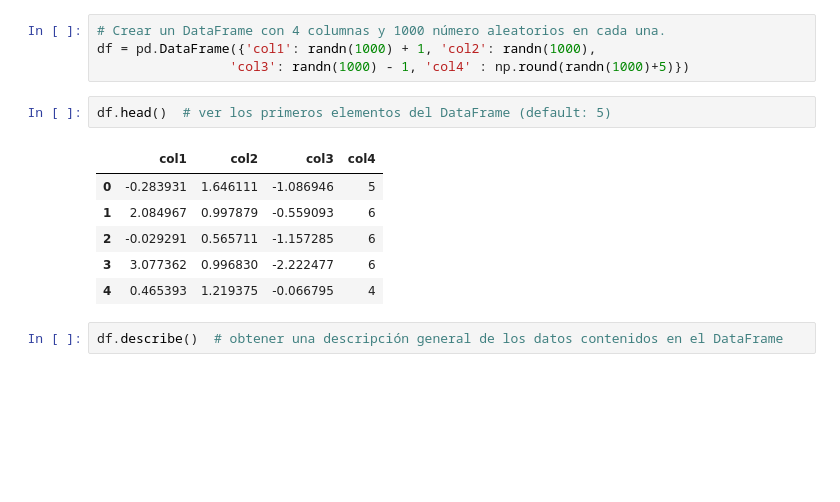
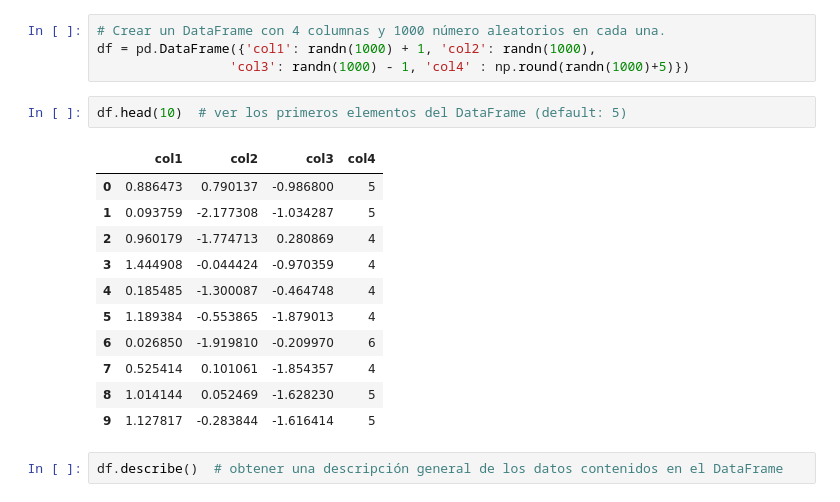
Before and after one commit to andres-aguilar/clases_python, a Jupyter notebook: Clase3.ipynb, the cells around one changed output. Drawn from its saved outputs; the diff is of its cells as text; blank space fills up the shorter version.

```diff
--- a/Clase3.ipynb
+++ b/Clase3.ipynb
@@ -16,14 +16,19 @@ plt.style.use('ggplot')  # usar el estilo de ggplot2 en gráficas de matplotlib
 df = pd.DataFrame({'col1': randn(1000) + 1, 'col2': randn(1000),
                  'col3': randn(1000) - 1, 'col4' : np.round(randn(1000)+5)})
 # %%
-df.head()  # ver los primeros elementos del DataFrame (default: 5)
+df.head(10)  # ver los primeros elementos del DataFrame (default: 5)
 # %% [output]
 |  | col1 | col2 | col3 | col4 |
-| 0 | -0.283931 | 1.646111 | -1.086946 | 5 |
-| 1 | 2.084967 | 0.997879 | -0.559093 | 6 |
-| 2 | -0.029291 | 0.565711 | -1.157285 | 6 |
-| 3 | 3.077362 | 0.996830 | -2.222477 | 6 |
-| 4 | 0.465393 | 1.219375 | -0.066795 | 4 |
+| 0 | 0.886473 | 0.790137 | -0.986800 | 5 |
+| 1 | 0.093759 | -2.177308 | -1.034287 | 5 |
+| 2 | 0.960179 | -1.774713 | 0.280869 | 4 |
+| 3 | 1.444908 | -0.044424 | -0.970359 | 4 |
+| 4 | 0.185485 | -1.300087 | -0.464748 | 4 |
+| 5 | 1.189384 | -0.553865 | -1.879013 | 4 |
+| 6 | 0.026850 | -1.919810 | -0.209970 | 6 |
+| 7 | 0.525414 | 0.101061 | -1.854357 | 4 |
+| 8 | 1.014144 | 0.052469 | -1.628230 | 5 |
+| 9 | 1.127817 | -0.283844 | -1.616414 | 5 |
 # %%
 df.describe()  # obtener una descripción general de los datos contenidos en el DataFrame
 # %% [output]
```
Also changed, not shown: parts of 12 cells of this notebook.
